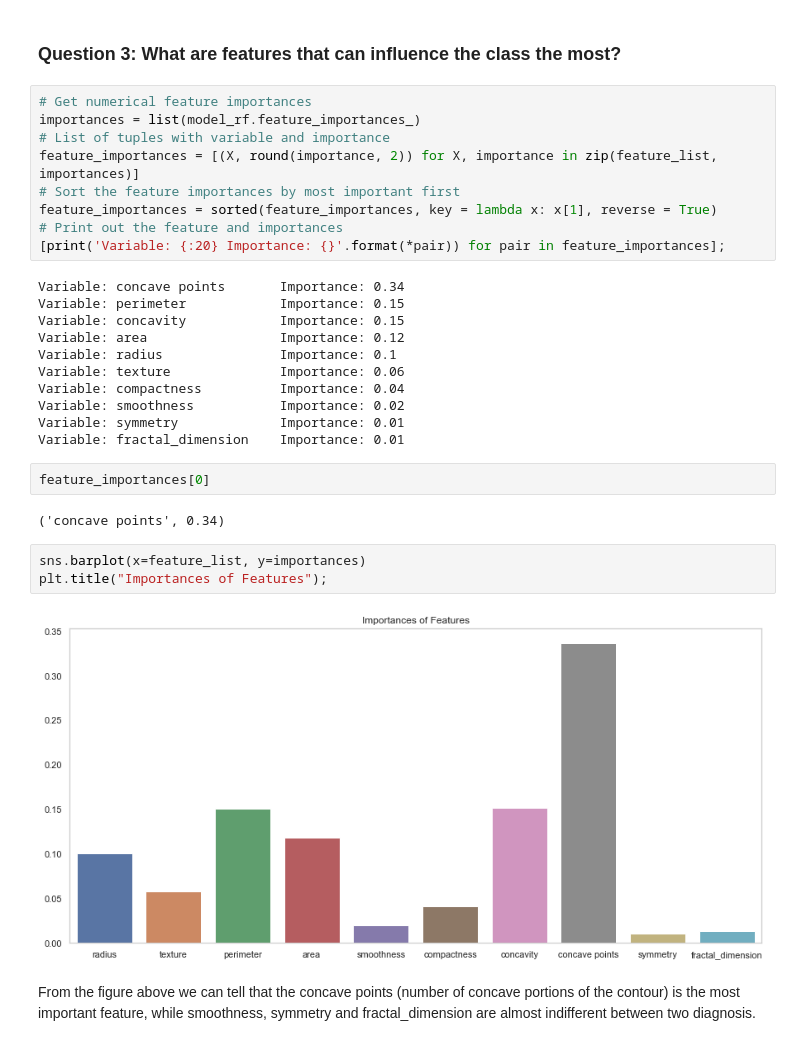
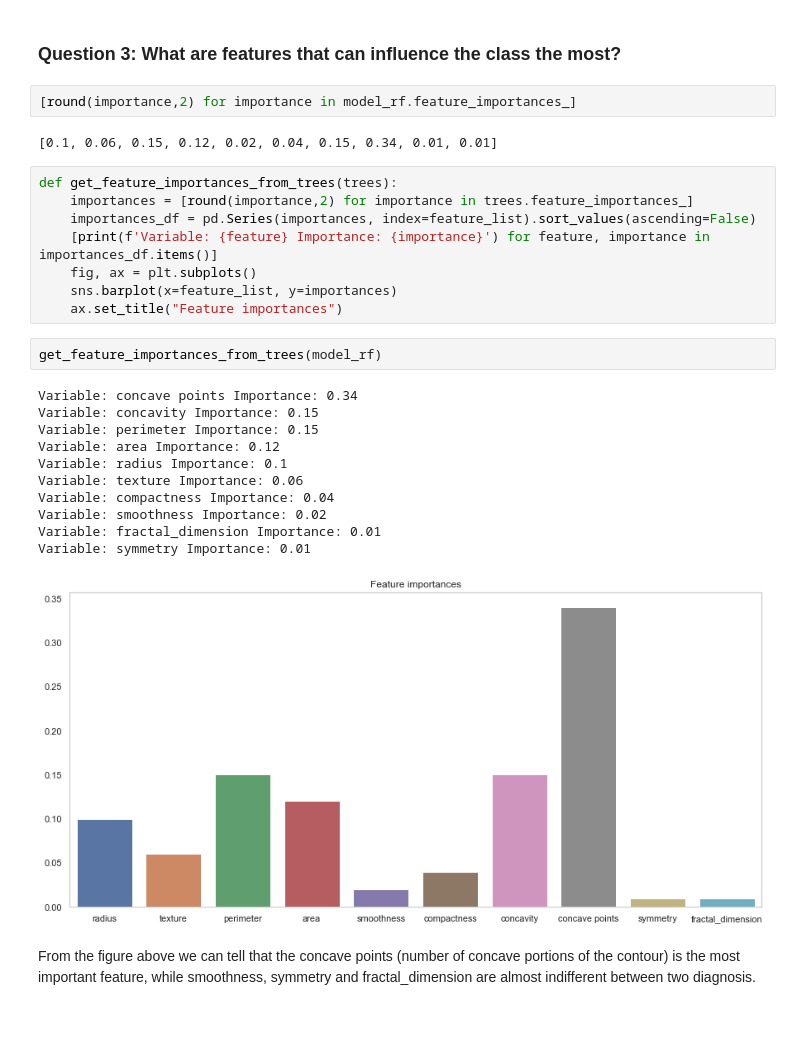
Before and after one commit to claudiazi/UdacityDataScientistNanoDegree, a Jupyter notebook: Projects/data_scientist_blog/breast-cancer.ipynb, the cells around one changed output. Cells and saved outputs as stored; diff of their text form.

```diff
--- a/Projects/data_scientist_blog/breast-cancer.ipynb
+++ b/Projects/data_scientist_blog/breast-cancer.ipynb
@@ -201,34 +209,31 @@ df
 As expected, we are able to use a simple ML algorithm to build a well-performed model to predict the diagnosis based on the features of the cell nucleus. Both RandomForest and LogisticRegression result in more than 0.9 accuracy, which is much higher than the baseline: 0.53. And RandomForest performs a bit better than the LogisticRegression.
 # %% [markdown]
 ### Question 3: What are features that can influence the class the most?
-# %%
-# Get numerical feature importances
-importances = list(model_rf.feature_importances_)
-# List of tuples with variable and importance
-feature_importances = [(X, round(importance, 2)) for X, importance in zip(feature_list, importances)]
-# Sort the feature importances by most important first
-feature_importances = sorted(feature_importances, key = lambda x: x[1], reverse = True)
-# Print out the feature and importances
-[print('Variable: {:20} Importance: {}'.format(*pair)) for pair in feature_importances];
-# %% [output]
-Variable: concave points       Importance: 0.34
-Variable: perimeter            Importance: 0.15
-Variable: concavity            Importance: 0.15
-Variable: area                 Importance: 0.12
-Variable: radius               Importance: 0.1
-Variable: texture              Importance: 0.06
-Variable: compactness          Importance: 0.04
-Variable: smoothness           Importance: 0.02
-Variable: symmetry             Importance: 0.01
-Variable: fractal_dimension    Importance: 0.01
-# %%
-feature_importances[0]
-# %% [output]
-('concave points', 0.34)
-# %%
-sns.barplot(x=feature_list, y=importances)
-plt.title("Importances of Features");
-# %% [output]
-[figure, removed]
+# %%
+[round(importance,2) for importance in model_rf.feature_importances_]
+# %% [output]
+[0.1, 0.06, 0.15, 0.12, 0.02, 0.04, 0.15, 0.34, 0.01, 0.01]
+# %%
+def get_feature_importances_from_trees(trees):
+    importances = [round(importance,2) for importance in trees.feature_importances_]
+    importances_df = pd.Series(importances, index=feature_list).sort_values(ascending=False)
+    [print(f'Variable: {feature} Importance: {importance}') for feature, importance in importances_df.items()]
+    fig, ax = plt.subplots()
+    sns.barplot(x=feature_list, y=importances)
+    ax.set_title("Feature importances")
+# %%
+get_feature_importances_from_trees(model_rf)
+# %% [output]
+Variable: concave points Importance: 0.34
+Variable: concavity Importance: 0.15
+Variable: perimeter Importance: 0.15
+Variable: area Importance: 0.12
+Variable: radius Importance: 0.1
+Variable: texture Importance: 0.06
+Variable: compactness Importance: 0.04
+Variable: smoothness Importance: 0.02
+Variable: fractal_dimension Importance: 0.01
+Variable: symmetry Importance: 0.01
+[figure, added]
 # %% [markdown]
 From the figure above we can tell that the concave points (number of concave portions of the contour) is the most important feature, while smoothness, symmetry and fractal_dimension are almost indifferent between two diagnosis.
```
Also changed, not shown: parts of 7 cells of this notebook.
